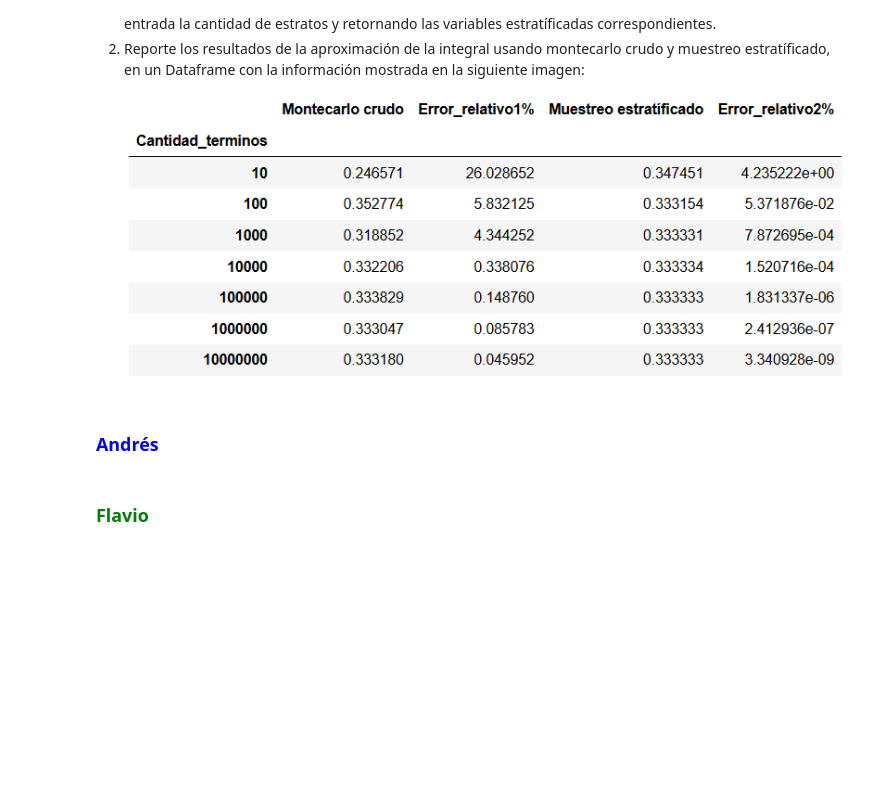
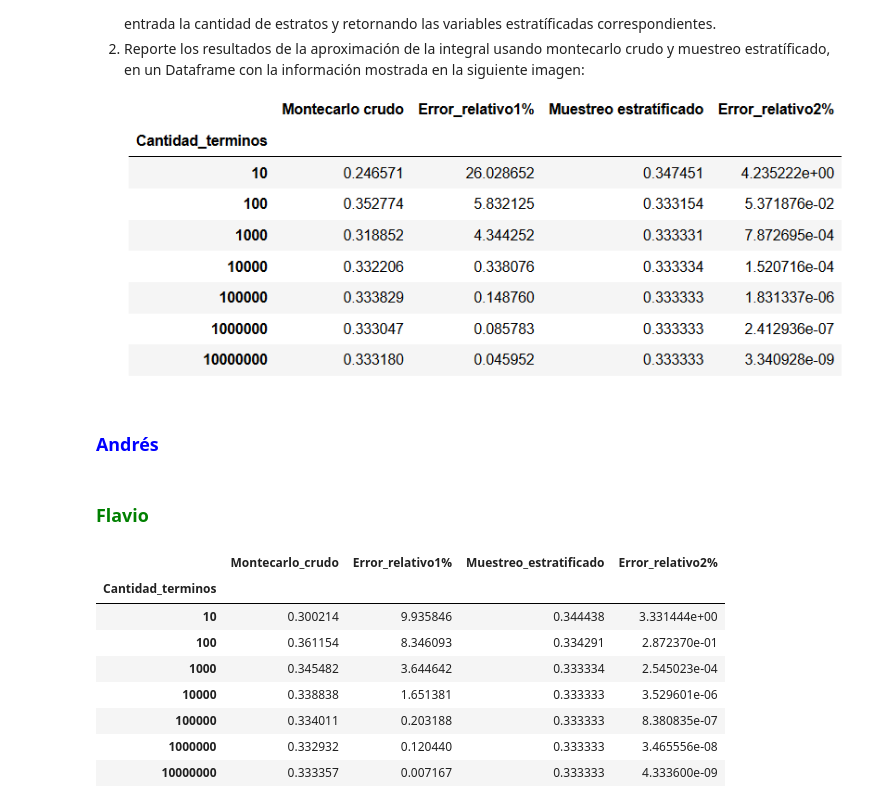
Before and after one commit to AndresLaresBarragan/ProyectoConjunto_ALares_FCPalacios, a Jupyter notebook: Tarea7.ipynb, the cells around one changed output. Saved outputs shown, nothing was run; the diff lists cells and outputs as text; code cells hidden in the pictures; blank space fills up the shorter version.

Commit message:
Respuestas a los problemas
Solución a los problemas aunque con monte carlo de la tarea 8 no estoy seguro si sacar la media de las evaluaciones

```diff
--- a/Tarea7.ipynb
+++ b/Tarea7.ipynb
@@ -36,0 +39,61 @@ Pasos
+# %%
+# Solucion planteamiento uno
+
+def estratificado(N:'Número de variables a generar'):
+    """
+    Función que devuelve un vector de longitud N con variables aleatorias distribuidas uniformemente y utilizando
+    el método de reducción de la varianza por estratificación
+    """
+    vec = np.random.rand(N)
+    aux = np.arange(0,N)
+    return (vec + aux)/N
+# %%
+# Solucion planteamiento dos
+
+# definición de la función de integración montecarlo
+def int_montecarlo(f:'Función a integrar',
+                   a:'Límite inferior de la integral',
+                   b:'Límite superior de la integral',
+                   U:'Muestra de números U~[a,b]'):
+    return (b-a)/len(U)*np.sum(f(U))
+
+Real = 1/3
+# intervalo de integración
+a = 0; b = 1
+
+# Cantidad de términos, en escala logarítmica
+N = np.logspace(1,7,7,dtype=int)
+
+# Definimos la tabla donde se mostrarán los resultados
+Tabla = pd.DataFrame(index=N,columns=['Montecarlo_crudo', 'Error_relativo1%','Muestreo_estratificado','Error_relativo2%'],
+                  dtype='float')
+Tabla.index.name = "Cantidad_terminos"
+
+# Números aleatorios para montecarlo crudo
+u = list(map(lambda N:np.random.uniform(a,b,N),N))
+
+# Números aleatorios para montecarlo con reducción de la varianza
+uv = list(map(lambda N: estratificado(N),N))
+
+# Aproximación cruda
+I_m = list(map(lambda Y:int_montecarlo(lambda x:x**2,a,b,Y),u))
+
+# Aproximación con reducción de la varianza
+I_v = list(map(lambda Y:int_montecarlo(lambda x:x**2,a,b,Y),uv))
+
+# Despliegue de tabla
+Tabla.loc[N,'Montecarlo_crudo'] = I_m
+Tabla.loc[N,'Muestreo_estratificado'] = I_v
+Tabla.loc[N,'Error_relativo1%'] = np.abs(Tabla.loc[N,'Montecarlo_crudo']-Real)*100/Real
+Tabla.loc[N,'Error_relativo2%'] = np.abs(Tabla.loc[N,'Muestreo_estratificado']-Real)*100/Real
+Tabla
+# %% [output]
+|  | Montecarlo_crudo | Error_relativo1% | Muestreo_estratificado | Error_relativo2% |
+| Cantidad_terminos |  |  |  |  |
+| 10 | 0.300214 | 9.935846 | 0.344438 | 3.331444e+00 |
+| 100 | 0.361154 | 8.346093 | 0.334291 | 2.872370e-01 |
+| 1000 | 0.345482 | 3.644642 | 0.333334 | 2.545023e-04 |
+| 10000 | 0.338838 | 1.651381 | 0.333333 | 3.529601e-06 |
+| 100000 | 0.334011 | 0.203188 | 0.333333 | 8.380835e-07 |
+| 1000000 | 0.332932 | 0.120440 | 0.333333 | 3.465556e-08 |
+| 10000000 | 0.333357 | 0.007167 | 0.333333 | 4.333600e-09 |
```
Also changed, not shown: parts of 3 cells of this notebook, 1 other file.
